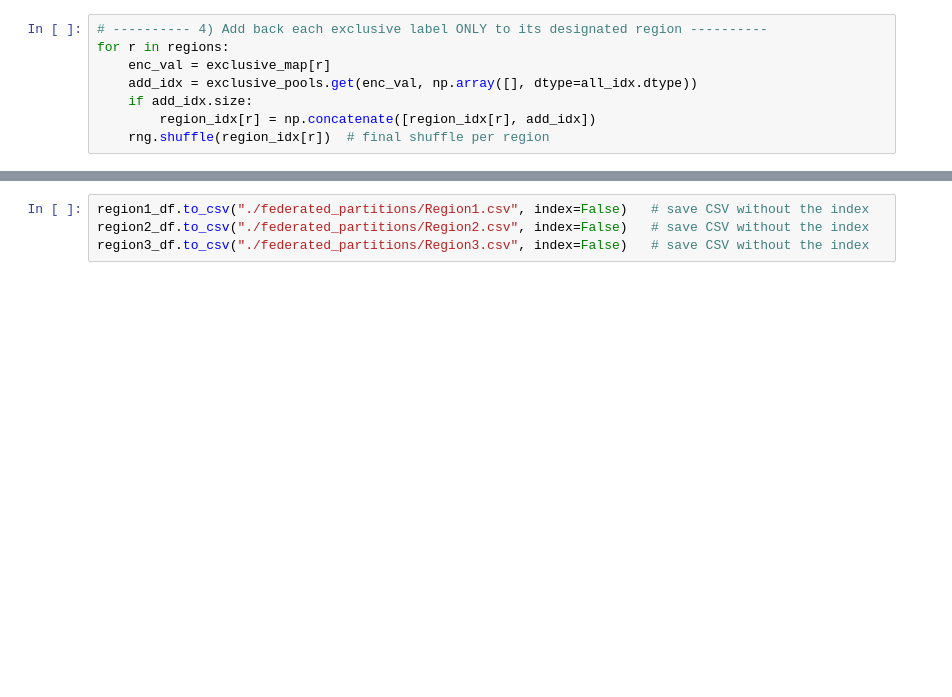
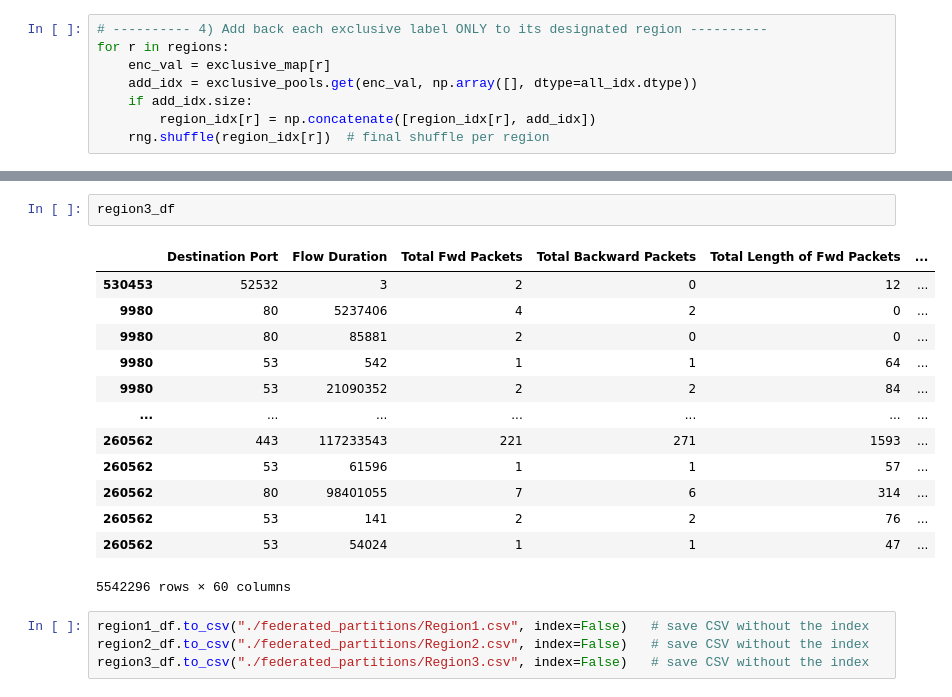
Before and after one commit to SelAw432/Dissertation-SFL, a Jupyter notebook: data/preprocessing.ipynb, the cells around one changed output, grey strips where cells are left out. Cells and saved outputs as stored; diff of their text form; blank space fills up the shorter version.

```diff
--- a/data/preprocessing.ipynb
+++ b/data/preprocessing.ipynb
@@ -679,3 +695,19 @@ region1_df
+# %%
+region3_df
+# %% [output]
+|  | Destination Port | Flow Duration | Total Fwd Packets | Total Backward Packets | Total Length of Fwd Packets | ... |
+| 530453 | 52532 | 3 | 2 | 0 | 12 | ... |
+| 9980 | 80 | 5237406 | 4 | 2 | 0 | ... |
+| 9980 | 80 | 85881 | 2 | 0 | 0 | ... |
+| 9980 | 53 | 542 | 1 | 1 | 64 | ... |
+| 9980 | 53 | 21090352 | 2 | 2 | 84 | ... |
+| ... | ... | ... | ... | ... | ... | ... |
+| 260562 | 443 | 117233543 | 221 | 271 | 1593 | ... |
+| 260562 | 53 | 61596 | 1 | 1 | 57 | ... |
+| 260562 | 80 | 98401055 | 7 | 6 | 314 | ... |
+| 260562 | 53 | 141 | 2 | 2 | 76 | ... |
+| 260562 | 53 | 54024 | 1 | 1 | 47 | ... |
+5542296 rows × 60 columns
 # %%
 region1_df.to_csv("./federated_partitions/Region1.csv", index=False)   # save CSV without the index
 region2_df.to_csv("./federated_partitions/Region2.csv", index=False)   # save CSV without the index
```
Also changed, not shown: parts of 6 cells of this notebook.
